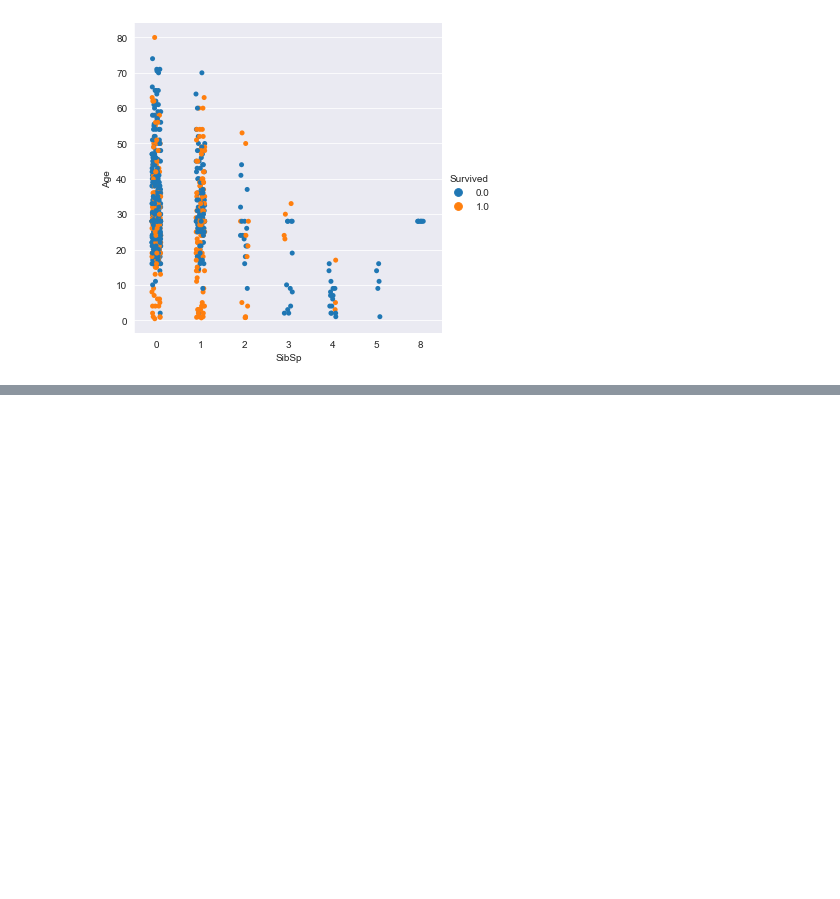
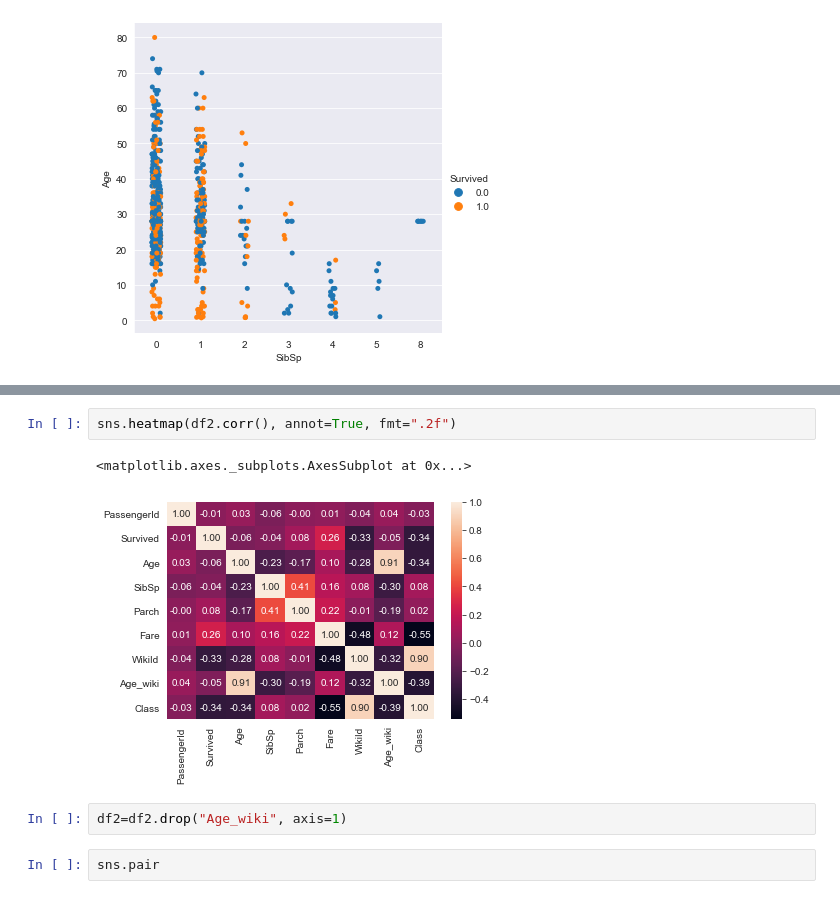
Before and after one commit to REIS0/Tratamento-de-dados, a Jupyter notebook: tratamento.ipynb, the cells around one changed output, grey strips where cells are left out. Drawn from its saved outputs; the diff is of its cells as text; blank space fills up the shorter version.

```diff
--- a/tratamento.ipynb
+++ b/tratamento.ipynb
@@ -298,0 +306,9 @@ sns.pairplot(df2, hue="Survived")
+# %%
+sns.heatmap(df2.corr(), annot=True, fmt=".2f")
+# %% [output]
+<matplotlib.axes._subplots.AxesSubplot at 0x...>
+[figure, added]
+# %%
+df2=df2.drop("Age_wiki", axis=1)
+# %%
+sns.pair
```
Also changed, not shown: parts of 5 cells of this notebook.
